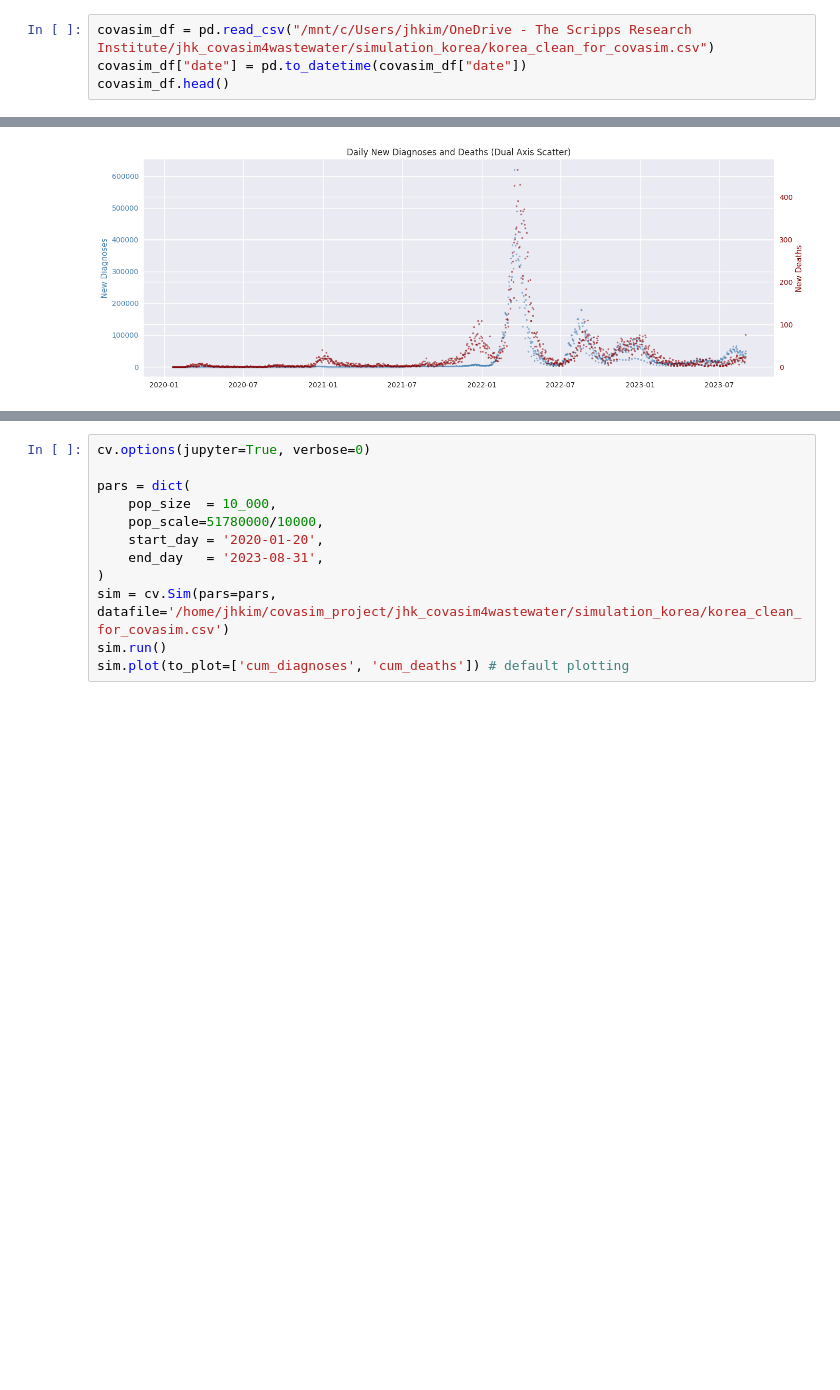
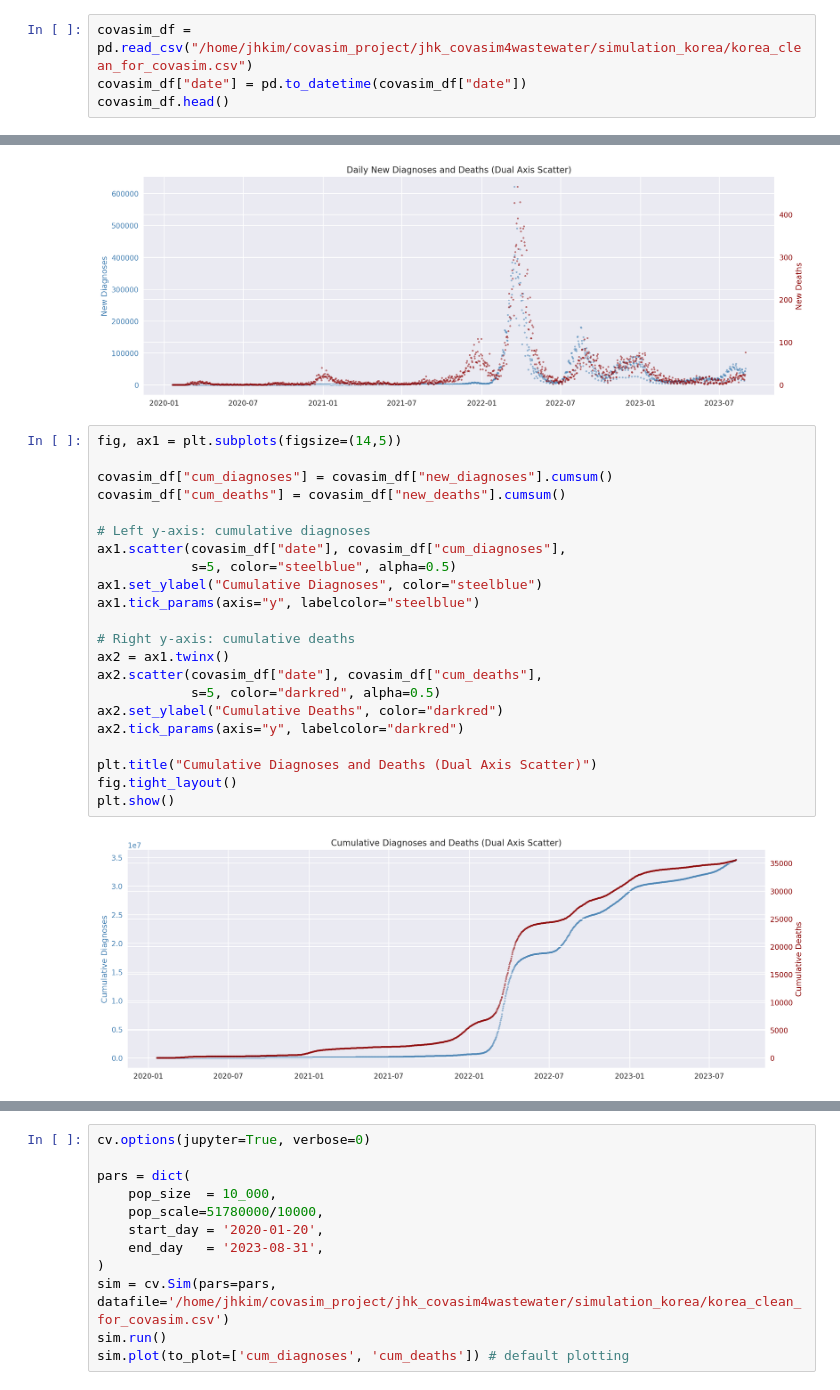
Before and after one commit to kimgeo/jhk_covasim4wastewater, a Jupyter notebook: simulation_korea/W2_Covasim_Korea.ipynb, the cells around one changed output, grey strips where cells are left out. Drawn from its saved outputs; the diff is of its cells as text; blank space fills up the shorter version.

```diff
--- a/simulation_korea/W2_Covasim_Korea.ipynb
+++ b/simulation_korea/W2_Covasim_Korea.ipynb
@@ -12,7 +12,7 @@ plt.style.use('seaborn-v0_8')
 # %% [output]
 Covasim 3.1.7 (2026-02-18) — © 2020-2026 by IDM
 # %%
-covasim_df = pd.read_csv("/mnt/c/Users/jhkim/OneDrive - The Scripps Research Institute/jhk_covasim4wastewater/simulation_korea/korea_clean_for_covasim.csv")
+covasim_df = pd.read_csv("/home/jhkim/covasim_project/jhk_covasim4wastewater/simulation_korea/korea_clean_for_covasim.csv")
 covasim_df["date"] = pd.to_datetime(covasim_df["date"])
 covasim_df.head()
 # %% [output]
@@ -47,3 +47,27 @@ fig.tight_layout()
 plt.show()
 # %% [output]
 [figure]
+# %%
+fig, ax1 = plt.subplots(figsize=(14,5))
+
+covasim_df["cum_diagnoses"] = covasim_df["new_diagnoses"].cumsum()
+covasim_df["cum_deaths"] = covasim_df["new_deaths"].cumsum()
+
+# Left y-axis: cumulative diagnoses
+ax1.scatter(covasim_df["date"], covasim_df["cum_diagnoses"],
+            s=5, color="steelblue", alpha=0.5)
+ax1.set_ylabel("Cumulative Diagnoses", color="steelblue")
+ax1.tick_params(axis="y", labelcolor="steelblue")
+
+# Right y-axis: cumulative deaths
+ax2 = ax1.twinx()
+ax2.scatter(covasim_df["date"], covasim_df["cum_deaths"],
+            s=5, color="darkred", alpha=0.5)
+ax2.set_ylabel("Cumulative Deaths", color="darkred")
+ax2.tick_params(axis="y", labelcolor="darkred")
+
+plt.title("Cumulative Diagnoses and Deaths (Dual Axis Scatter)")
+fig.tight_layout()
+plt.show()
+# %% [output]
+[figure, added]
```
Also changed, not shown: parts of 4 cells of this notebook.
